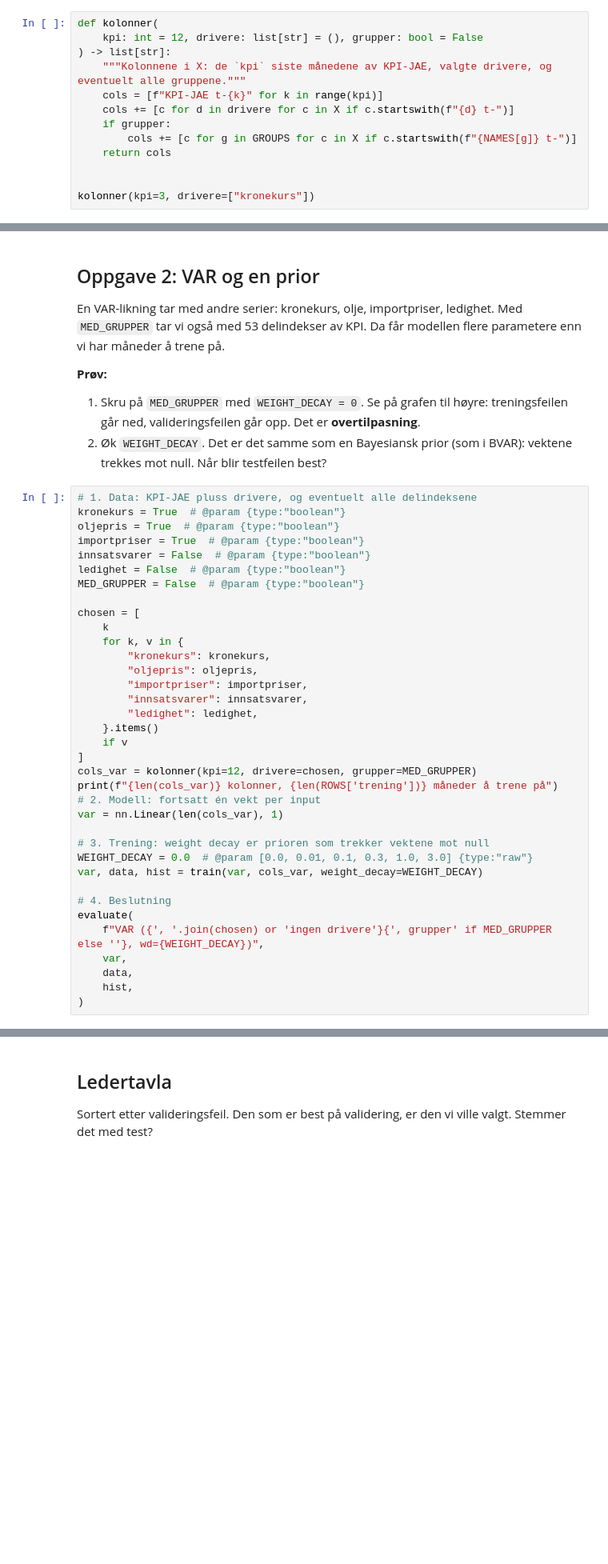
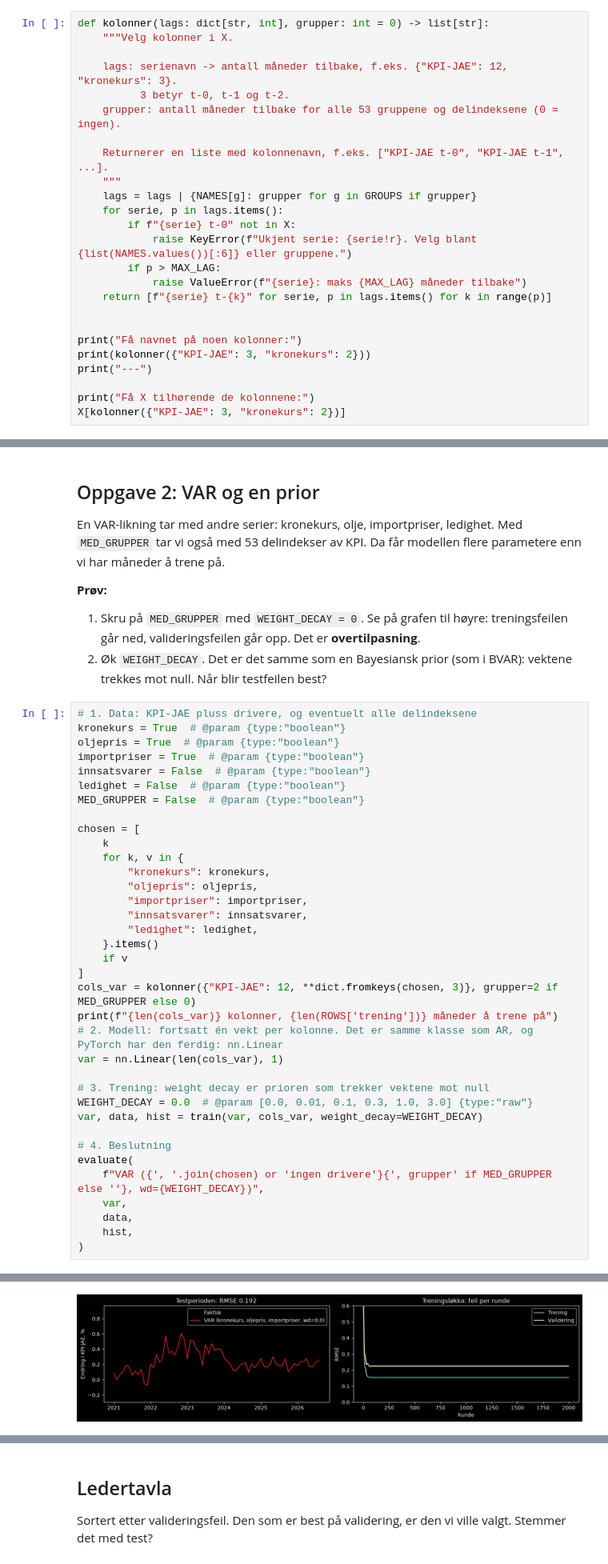
Before and after one commit to simeneide/how-to-train-your-ai, a Jupyter notebook: workshop.ipynb, the cells around one changed output, grey strips where cells are left out. Shown at 80% size. Drawn from its saved outputs; the diff is of its cells as text; blank space fills up the shorter version.

```diff
--- a/workshop.ipynb
+++ b/workshop.ipynb
@@ -136,13 +162,25 @@ Hver oppgave plukker kolonner fra X med `kolonner(...)`:
 # %%
-def kolonner(
-    kpi: int = 12, drivere: list[str] = (), grupper: bool = False
-) -> list[str]:
-    """Kolonnene i X: de `kpi` siste månedene av KPI-JAE, valgte drivere, og eventuelt alle gruppene."""
-    cols = [f"KPI-JAE t-{k}" for k in range(kpi)]
-    cols += [c for d in drivere for c in X if c.startswith(f"{d} t-")]
-    if grupper:
-        cols += [c for g in GROUPS for c in X if c.startswith(f"{NAMES[g]} t-")]
-    return cols
+def kolonner(lags: dict[str, int], grupper: int = 0) -> list[str]:
+    """Velg kolonner i X.
+
+    lags: serienavn -> antall måneder tilbake, f.eks. {"KPI-JAE": 12, "kronekurs": 3}.
+          3 betyr t-0, t-1 og t-2.
+    grupper: antall måneder tilbake for alle 53 gruppene og delindeksene (0 = ingen).
+
+    Returnerer en liste med kolonnenavn, f.eks. ["KPI-JAE t-0", "KPI-JAE t-1", ...].
+    """
+    lags = lags | {NAMES[g]: grupper for g in GROUPS if grupper}
+    for serie, p in lags.items():
+        if f"{serie} t-0" not in X:
+            raise KeyError(f"Ukjent serie: {serie!r}. Velg blant {list(NAMES.values())[:6]} eller gruppene.")
+        if p > MAX_LAG:
+            raise ValueError(f"{serie}: maks {MAX_LAG} måneder tilbake")
+    return [f"{serie} t-{k}" for serie, p in lags.items() for k in range(p)]
 
 
-kolonner(kpi=3, drivere=["kronekurs"])
+print("Få navnet på noen kolonner:")
+print(kolonner({"KPI-JAE": 3, "kronekurs": 2}))
+print("---")
+
+print("Få X tilhørende de kolonnene:")
+X[kolonner({"KPI-JAE": 3, "kronekurs": 2})]
@@ -328,9 +419,9 @@ chosen = [
     }.items()
     if v
 ]
-cols_var = kolonner(kpi=12, drivere=chosen, grupper=MED_GRUPPER)
+cols_var = kolonner({"KPI-JAE": 12, **dict.fromkeys(chosen, 3)}, grupper=2 if MED_GRUPPER else 0)
 print(f"{len(cols_var)} kolonner, {len(ROWS['trening'])} måneder å trene på")
-# 2. Modell: fortsatt én vekt per input
+# 2. Modell: fortsatt én vekt per kolonne. Det er samme klasse som AR, og PyTorch har den ferdig: nn.Linear
 var = nn.Linear(len(cols_var), 1)
 
 # 3. Trening: weight decay er prioren som trekker vektene mot null
@@ -344,3 +435,4 @@ evaluate(
     data,
     hist,
 )
+# %% [output]
@@ -346,0 +440 @@ evaluate(
+[figure, added]
```
Also changed, not shown: parts of 16 cells of this notebook, 3 other files.
